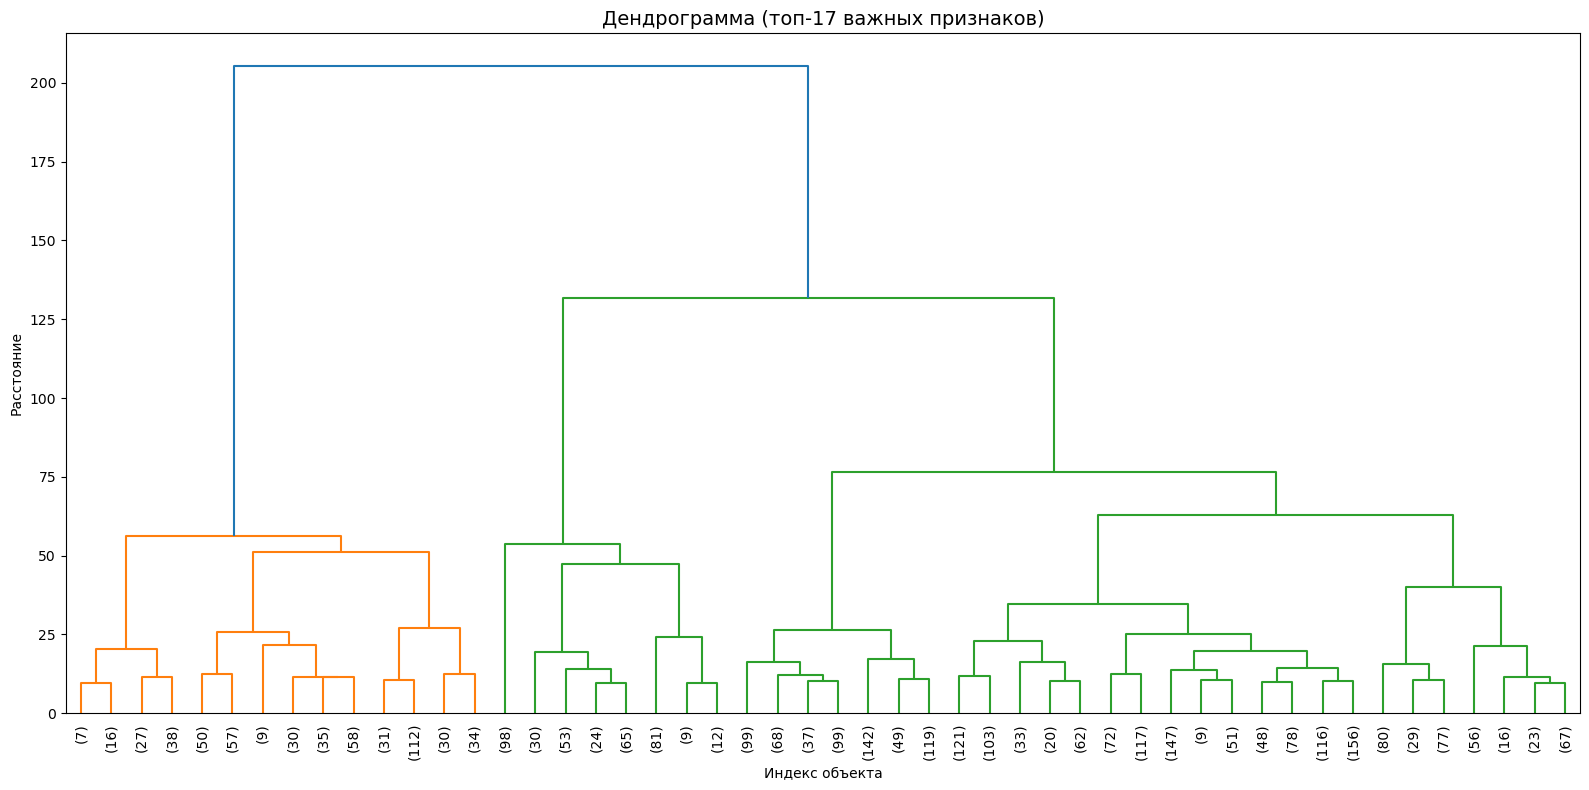
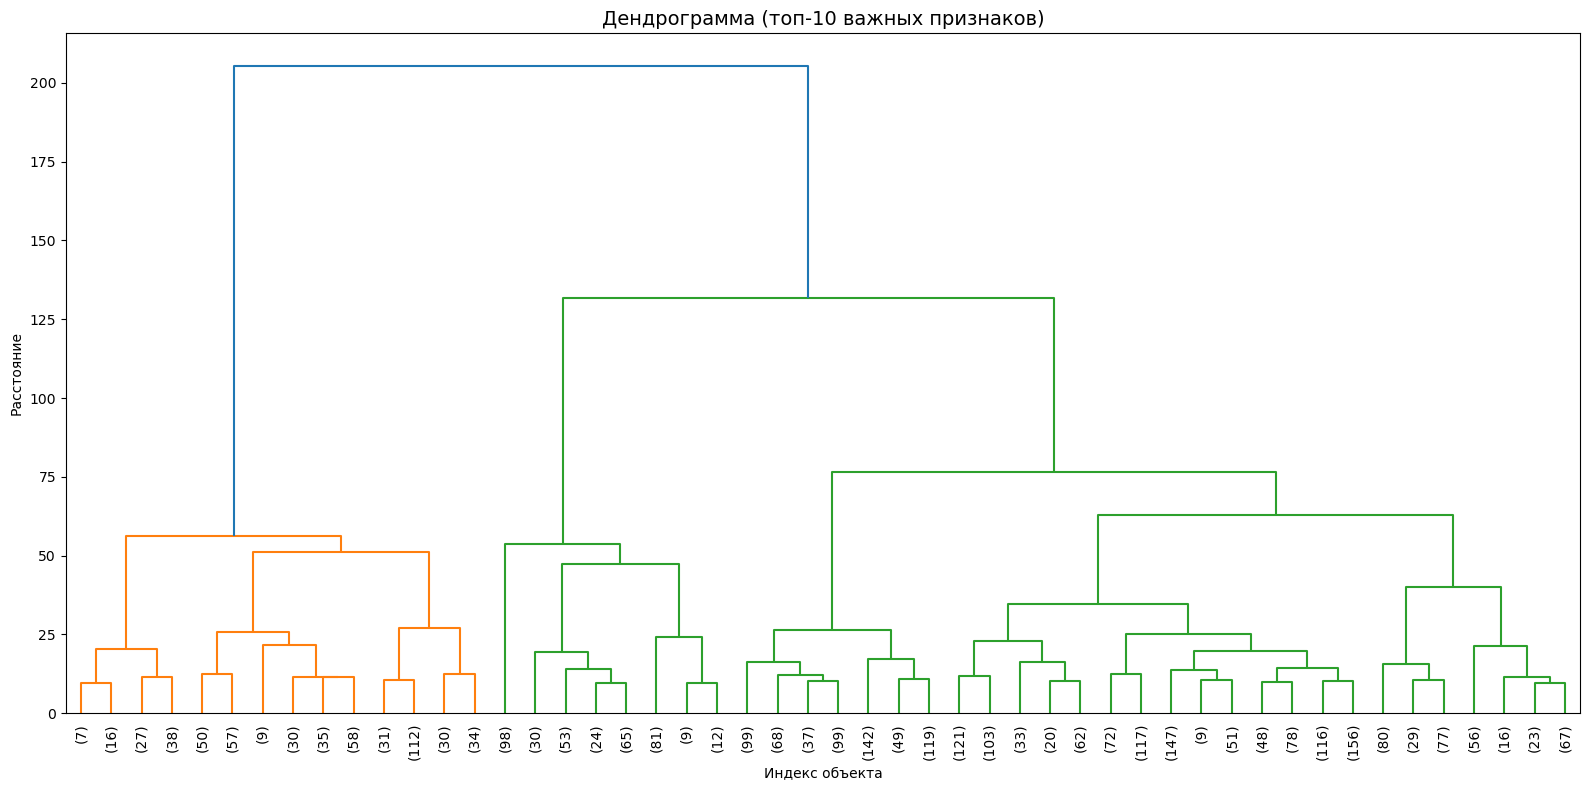
Code edit (unified diff) that turned the first committed figure into the second:
--- before
+++ after
@@ -1,4 +1,4 @@
-top_17_features = importance_rf.head(17)['feature'].tolist()
-df_top = df[top_17_features].copy()
+top_10_features = importance_rf.head(17)['feature'].tolist()
+df_top = df[top_10_features].copy()
 
 
@@ -33,5 +33,5 @@
 plt.figure(figsize=(16, 8))
 dendrogram(Z, truncate_mode='lastp', p=50, leaf_rotation=90., leaf_font_size=10)
-plt.title('Дендрограмма (топ-17 важных признаков)', fontsize=14)
+plt.title('Дендрограмма (топ-10 важных признаков)', fontsize=14)
 plt.xlabel('Индекс объекта')
 plt.ylabel('Расстояние')

Commit: add presentation and files update